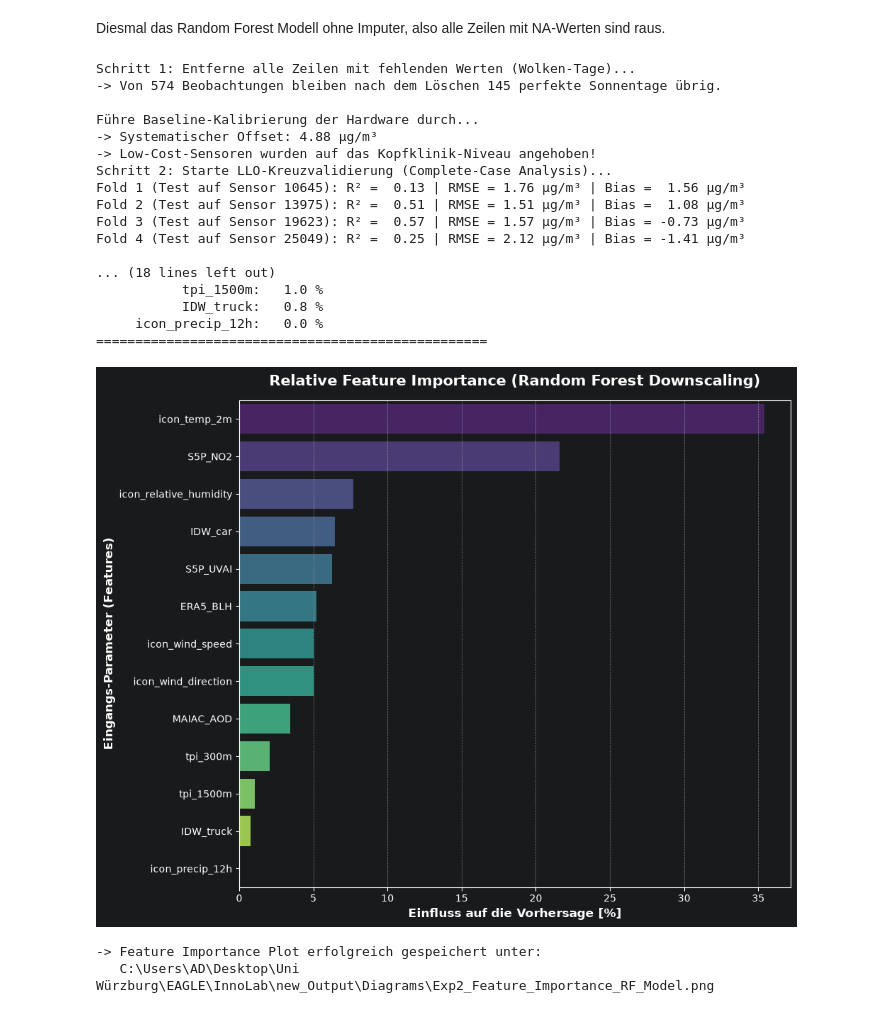
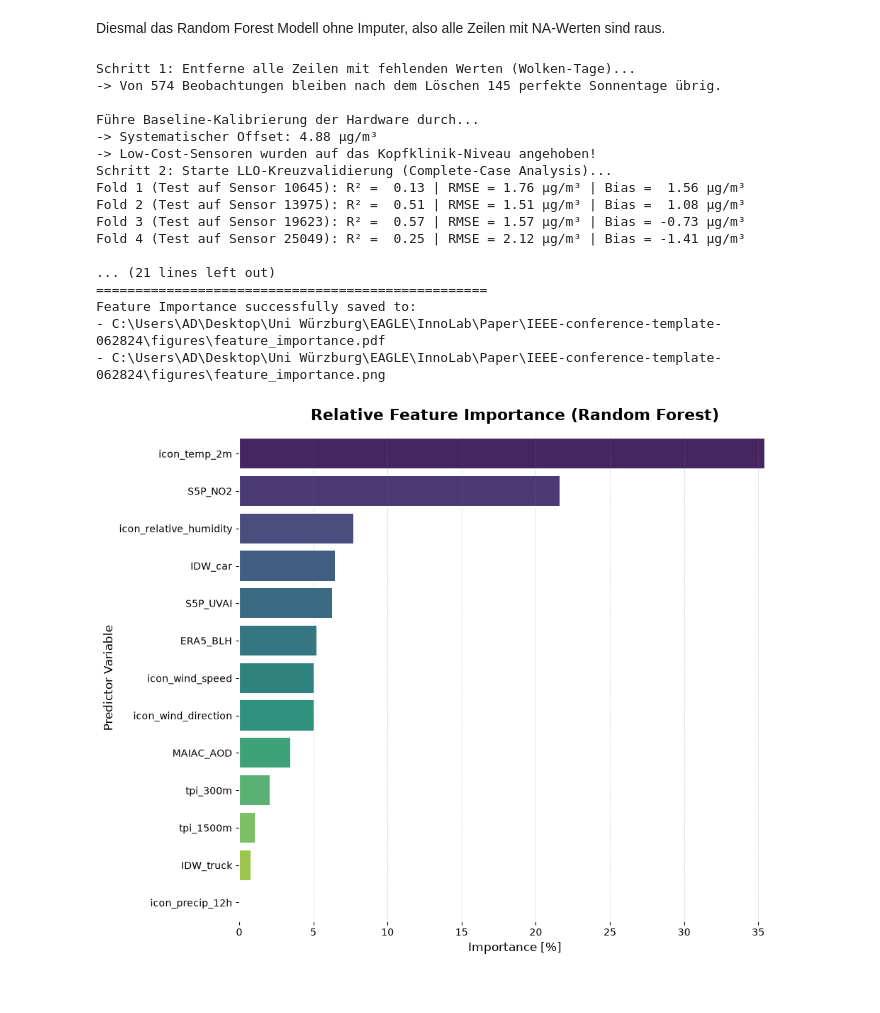
Before and after one commit to Ar7hur01/downscalingWuePM25, a Jupyter notebook: RF_LLO.ipynb, the cells around one changed output. Drawn from its saved outputs; the diff is of its cells as text; code cells hidden in the pictures.

```diff
--- a/RF_LLO.ipynb
+++ b/RF_LLO.ipynb
@@ -130,62 +130,84 @@ else:
 print("="*50)
 
 # =========================================================
-# 4. Feature Importance Visualisierung (PNG Export)
+# 4. Feature Importance Visualisierung (IEEE Paper Export)
 # =========================================================
 import matplotlib.pyplot as plt
 import seaborn as sns
 import os
 
 if feature_importances_list:
-    # Ausgabepfad definieren
-    output_dir = r"C:\Users\AD\Desktop\Uni Würzburg\EAGLE\InnoLab\new_Output\Diagrams"
+    # 1. Output paths matching the IEEE paper figures directory
+    output_dir = r"C:\Users\AD\Desktop\Uni Würzburg\EAGLE\InnoLab\Paper\IEEE-conference-template-062824\figures"
     os.makedirs(output_dir, exist_ok=True)
-    plot_path = os.path.join(output_dir, "Exp2_Feature_Importance_RF_Model.png")
 
-    # Plot initialisieren
-    plt.figure(figsize=(10, 8))
+    save_path_pdf = os.path.join(output_dir, "feature_importance.pdf")
+    save_path_png = os.path.join(output_dir, "feature_importance.png")
 
-    # Balkendiagramm erstellen (nutzt dein bestehendes importance_df)
-    sns.barplot(
+    # 2. Initialize plot
+    fig, ax = plt.subplots(figsize=(10, 8))
+
+    # Make figure and axes background fully transparent
+    fig.patch.set_alpha(0.0)
+    ax.patch.set_alpha(0.0)
+
+    # 3. Create the Barplot
+    barplot = sns.barplot(
         x='Wichtigkeit (%)',
         y='Feature',
         data=importance_df,
-        palette='viridis' # Schöne, wissenschaftliche Farbpalette
+        palette='viridis',
+        ax=ax
     )
 
-    # Layout & Styling
-    plt.title('Relative Feature Importance (Random Forest Downscaling)', fontsize=15, fontweight='bold', pad=15)
-    plt.xlabel('Einfluss auf die Vorhersage [%]', fontsize=12, fontweight='bold')
-    plt.ylabel('Eingangs-Parameter (Features)', fontsize=12, fontweight='bold')
-    plt.grid(axis='x', linestyle='--', alpha=0.7)
+    # 4. Titles and Labels (English, forced black)
+    ax.set_title(
+        "Relative Feature Importance (Random Forest)",
+        fontsize=16,
+        fontweight="bold",
+        pad=15,
+        color="black"
+    )
+    ax.set_xlabel("Importance [%]", fontsize=12, color="black")
+    ax.set_ylabel("Predictor Variable", fontsize=12, color="black")
 
-    # Ränder anpassen, speichern und anzeigen
+    # 5. Ticks and grid styling (forced black for transparency)
+    ax.tick_params(colors="black", which="both")
+    plt.xticks(color="black")
+    plt.yticks(color="black")
+
+    # Optional: Subtle grid for readability
+    ax.grid(axis='x', linestyle='--', alpha=0.4, color="gray")
+
     plt.tight_layout()
-    plt.savefig(plot_path, dpi=300, bbox_inches='tight')
+
+    # 6. Save in PDF and PNG with transparency enabled
+    plt.savefig(save_path_pdf, format="pdf", transparent=True, bbox_inches="tight")
+    plt.savefig(save_path_png, format="png", transparent=True, dpi=300, bbox_inches="tight")
+
+    print(f"Feature Importance successfully saved to:\n- {save_path_pdf}\n- {save_path_png}")
+
+    # Show after saving to prevent blank image exports
     plt.show()
-
-    print(f"-> Feature Importance Plot erfolgreich gespeichert unter:\n   {plot_path}")
 # %% [output]
 Schritt 1: Entferne alle Zeilen mit fehlenden Werten (Wolken-Tage)...
 -> Von 574 Beobachtungen bleiben nach dem Löschen 145 perfekte Sonnentage übrig.
 
 Führe Baseline-Kalibrierung der Hardware durch...
 -> Systematischer Offset: 4.88 µg/m³
 -> Low-Cost-Sensoren wurden auf das Kopfklinik-Niveau angehoben!
 Schritt 2: Starte LLO-Kreuzvalidierung (Complete-Case Analysis)...
 Fold 1 (Test auf Sensor 10645): R² =  0.13 | RMSE = 1.76 µg/m³ | Bias =  1.56 µg/m³
 Fold 2 (Test auf Sensor 13975): R² =  0.51 | RMSE = 1.51 µg/m³ | Bias =  1.08 µg/m³
 Fold 3 (Test auf Sensor 19623): R² =  0.57 | RMSE = 1.57 µg/m³ | Bias = -0.73 µg/m³
 Fold 4 (Test auf Sensor 25049): R² =  0.25 | RMSE = 2.12 µg/m³ | Bias = -1.41 µg/m³
 
-... (18 lines left out)
-           tpi_1500m:   1.0 %
-           IDW_truck:   0.8 %
-     icon_precip_12h:   0.0 %
+... (21 lines left out)
 ==================================================
+Feature Importance successfully saved to:
+- C:\Users\AD\Desktop\Uni Würzburg\EAGLE\InnoLab\Paper\IEEE-conference-template-062824\figures\feature_importance.pdf
+- C:\Users\AD\Desktop\Uni Würzburg\EAGLE\InnoLab\Paper\IEEE-conference-template-062824\figures\feature_importance.png
-[figure, old version]
+[figure, new version]
--> Feature Importance Plot erfolgreich gespeichert unter:
-   C:\Users\AD\Desktop\Uni Würzburg\EAGLE\InnoLab\new_Output\Diagrams\Exp2_Feature_Importance_RF_Model.png
 # %%
 import pandas as pd
 import numpy as np
```
Also changed, not shown: parts of 2 cells of this notebook.
